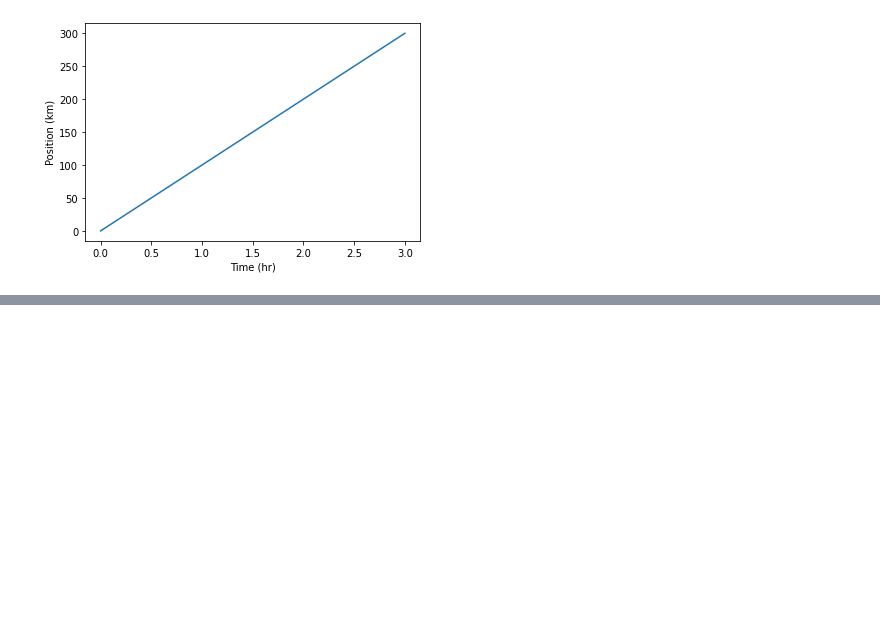
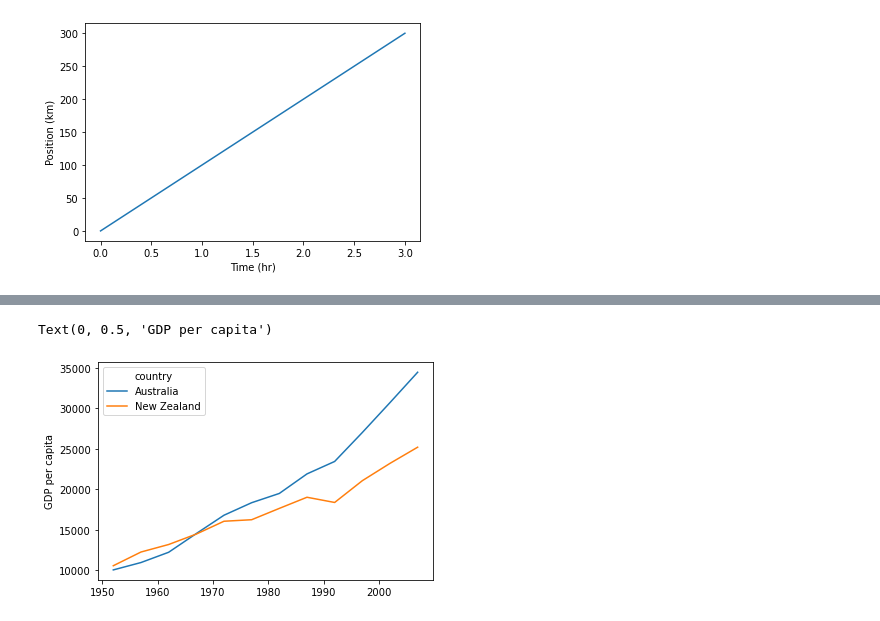
Before and after one commit to HideOnHiiragi11/2021_pml_raul, a Jupyter notebook: python-novice-gapminder-data/leerdatos.ipynb, the cells around one changed output, grey strips where cells are left out. Saved outputs shown, nothing was run; the diff lists cells and outputs as text; code cells hidden in the pictures; blank space fills up the shorter version.

```diff
--- a/python-novice-gapminder-data/leerdatos.ipynb
+++ b/python-novice-gapminder-data/leerdatos.ipynb
@@ -192,0 +214,6 @@ Text(0, 0.5, 'Position (km)')
+# %%
+data.T.plot()
+plt.ylabel('GDP per capita')
+# %% [output]
+Text(0, 0.5, 'GDP per capita')
+[figure, added]
```
Also changed, not shown: parts of 21 cells of this notebook.
